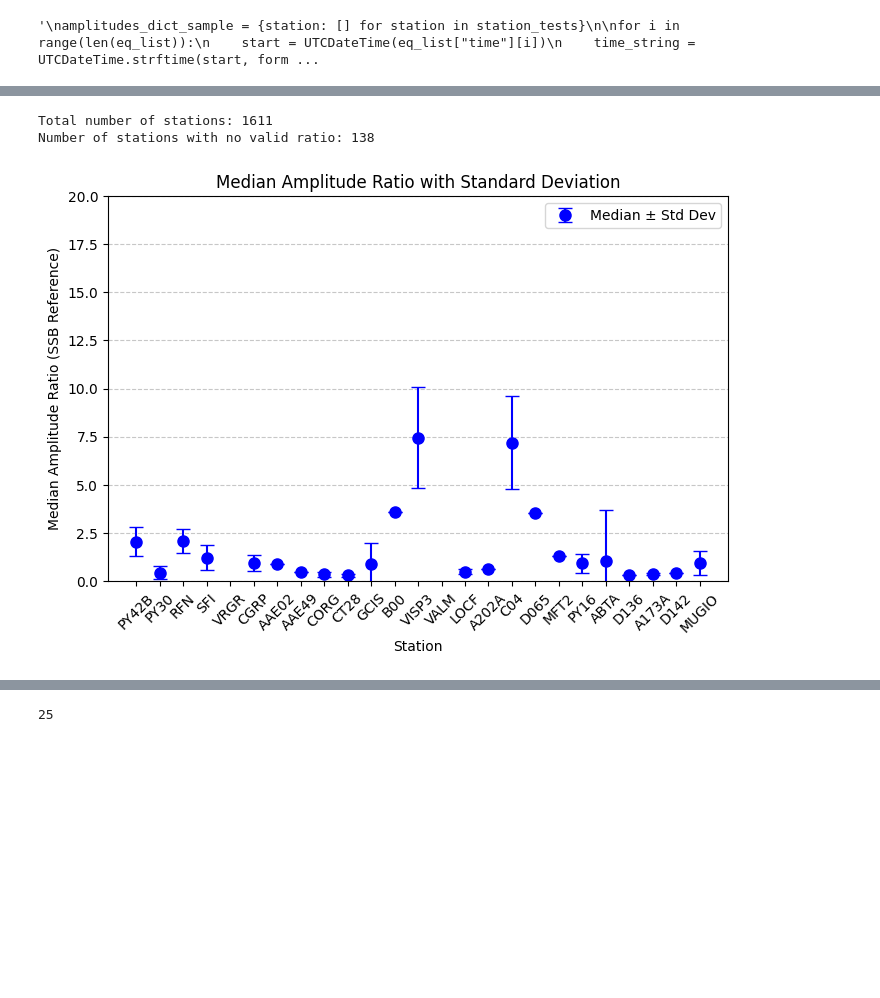
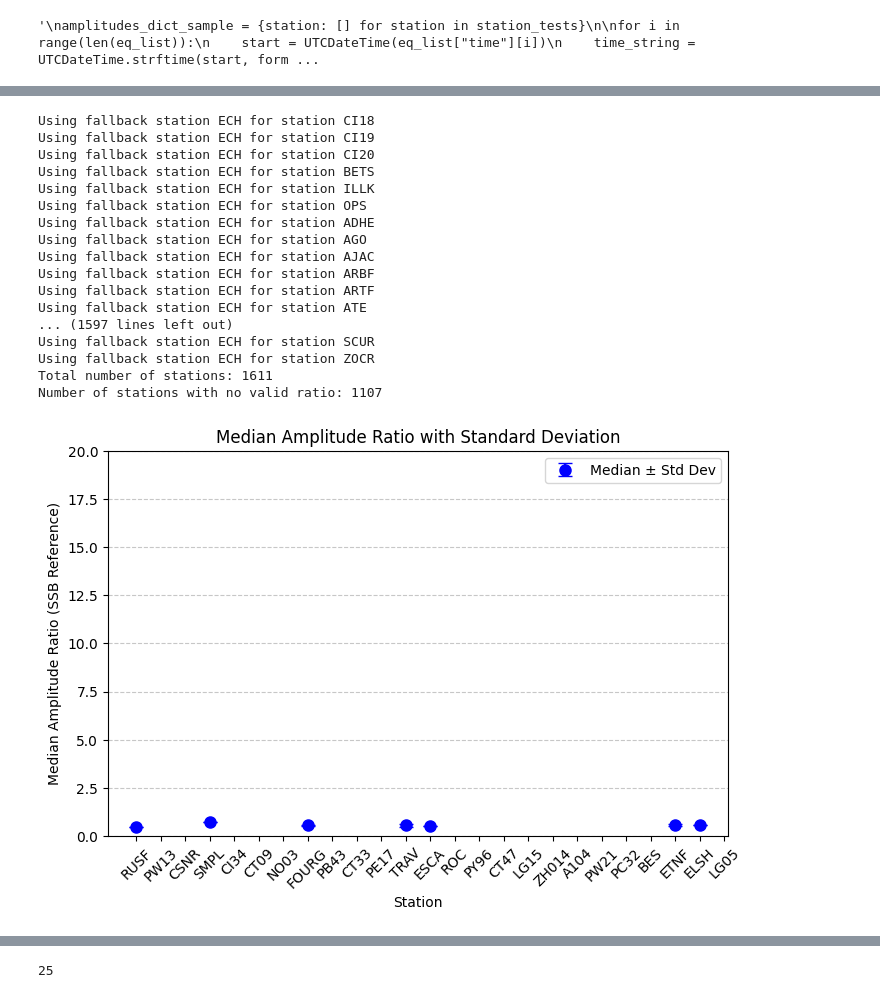
Before and after one commit to schreinerl/Lg_waves, a Jupyter notebook: siteeffect_plotting.ipynb, the cells around one changed output, grey strips where cells are left out. Drawn from its saved outputs; the diff is of its cells as text; code cells hidden in the pictures; blank space fills up the shorter version.

```diff
--- a/siteeffect_plotting.ipynb
+++ b/siteeffect_plotting.ipynb
@@ -33,7 +33,7 @@ from new_functions import *
 # %%
 import warnings
 warnings.filterwarnings("ignore")
-datacenters =['RESIF','ODC','ETH','INGV','GEOFON', 'IRIS', 'ICGC']#,'BGR']
+datacenters =['RESIF','ODC','ETH','INGV','GEOFON', 'IRIS', 'ICGC','BGR']
 directory='/home/schreinl/Stage/Data/'
 distmin=1.9
 distmax=10.
@@ -260,7 +327,7 @@ import folium
 
 client = Client("RESIF")
 network = "*"
-stations = ["SSB", "ECH", "CHIF", "BALS", "MLS", "CLF", "OGMO", "EUCT"]
+stations = ["SSB", "ECH", "CHIF", "BALS", "MLS", "CLF", "OGDI", "EUCT"]
 
 inventory = client.get_stations(network=network, station=",".join(stations), level="station")
 
@@ -374,14 +457,13 @@ for station in amplitudes_dict:
 # %%
-station1 = "ECH"
-station2 = "SSB"
+station1 = "SULZ"
+station2 = "ECH"
 
 denom_amplitudes = np.array([entry['amplitude'] if entry is not None else None for entry in amplitudes_dict[station1]], dtype=np.float64)
 counter_amplitudes = np.array([entry['amplitude'] if entry is not None else None for entry in amplitudes_dict[station2]], dtype=np.float64)
 
 denom_amplitudes = np.where(denom_amplitudes == None, np.nan, denom_amplitudes)
 counter_amplitudes = np.where(counter_amplitudes == None, np.nan, counter_amplitudes)
-#here we have to read in the noise values, for which we calculate the SNR to then filter out stations for which we can potentially not calculate
-# a
+
 ratio = np.divide(denom_amplitudes, counter_amplitudes, out=np.full_like(denom_amplitudes, np.nan), where=(counter_amplitudes != 0))
 valid_ratios = ratio[~np.isnan(ratio)]
 mean_ratio = np.nanmean(valid_ratios)
@@ -400,8 +482,18 @@ print(f"Min Ratio: {min_ratio:.5f}")
 print(f"Max Ratio: {max_ratio:.5f}")
 
 plt.figure(figsize=(8, 5))
-sc = plt.scatter(range(len(ratio)), ratio, c=magnitudes, cmap='viridis', marker="o", label=f"{station1}/ {station2} Amplitude Ratio")
-plt.colorbar(sc, label='Magnitude')
+plt.scatter([], [], c='k', marker="^", label=f"{station1}/ {station2} Amplitude Ratio (SNR > 1.5)")
+plt.scatter([], [], c='k', marker="o", label=f"{station1}/ {station2} Amplitude Ratio (SNR <= 1.5)")
+
+for i, (r, mag) in enumerate(zip(ratio, magnitudes)):
+    if not np.isnan(r):
+        snr_coda = amplitudes_dict[station1][i].get('snr_coda', None)
+        if snr_coda is not None and snr_coda > 1.5:
+            plt.scatter(i, r, c=mag, cmap='viridis', marker="^")
+        else:
+            plt.scatter(i, r, c=mag, cmap='viridis', marker="o")
+
+plt.colorbar(label='Magnitude')
 plt.axhline(median_ratio, color="r", linestyle="--", label=f"median = {median_ratio:.3f}")
 plt.axhline(median_ratio + std_ratio, color="g", linestyle="--", label=f"Median + 1 Std = {median_ratio + std_ratio:.3f}")
 plt.axhline(median_ratio - std_ratio, color="g", linestyle="--", label=f"Median - 1 Std = {median_ratio - std_ratio:.3f}")
@@ -422,25 +663,27 @@ Max Ratio: 2.32563
 # %%
-
 import random
 
 station2 = "SSB"
-fallback_station = "ECH"
+fallback_stations = ["ECH", "MLS", "CHIF"]
 amplitude_ratios = {}
 
 total_stations = len(amplitudes_dict.keys())
 stations_with_no_valid_ratio = 0
 
 for station1 in amplitudes_dict.keys():
-    denom_amplitudes = np.array([entry['amplitude'] if entry is not None else None for entry in amplitudes_dict[station1]], dtype=np.float64)
-    counter_amplitudes = np.array([entry['amplitude'] if entry is not None else None for entry in amplitudes_dict[station2]], dtype=np.float64)
+    denom_amplitudes = np.array([entry['amplitude'] if entry is not None and entry.get('snr_coda', 0) is not None and entry.get('snr_coda', 0) > 1.5 else None for entry in amplitudes_dict[station1]], dtype=np.float64)
+    counter_amplitudes = np.array([entry['amplitude'] if entry is not None and entry.get('snr_coda', 0) is not None and entry.get('snr_coda', 0) > 1.5 else None for entry in amplitudes_dict[station2]], dtype=np.float64)
 
     denom_amplitudes = np.where(denom_amplitudes == None, np.nan, denom_amplitudes)
     counter_amplitudes = np.where(counter_amplitudes == None, np.nan, counter_amplitudes)
 
     if np.isnan(counter_amplitudes).all():
-        print(f"Using fallback station {fallback_station} for station {station1}")
-        counter_amplitudes = np.array([entry['amplitude'] if entry is not None else None for entry in amplitudes_dict[fallback_station]], dtype=np.float64)
-        counter_amplitudes = np.where(counter_amplitudes == None, np.nan, counter_amplitudes)
+        for fallback_station in fallback_stations:
+            counter_amplitudes = np.array([entry['amplitude'] if entry is not None and entry.get('snr_coda', 0) is not None and entry.get('snr_coda', 0) > 1.5 else None for entry in amplitudes_dict[fallback_station]], dtype=np.float64)
+            counter_amplitudes = np.where(counter_amplitudes == None, np.nan, counter_amplitudes)
+            if not np.isnan(counter_amplitudes).all():
+                print(f"Using fallback station {fallback_station} for station {station1}")
+                break
 
     ratio = np.divide(denom_amplitudes, counter_amplitudes, out=np.full_like(denom_amplitudes, np.nan), where=(counter_amplitudes != 0))
     valid_ratios = ratio[~np.isnan(ratio)]
@@ -451,33 +694,47 @@ for station1 in amplitudes_dict.keys():
             "std": np.nanstd(valid_ratios),
         }
     else:
         amplitude_ratios[station1] = {
             "median": np.nan,
             "std": np.nan,
         }
-        #print(f"No valid ratio computed for station {station1}")
         stations_with_no_valid_ratio += 1
 
 print(f"Total number of stations: {total_stations}")
 print(f"Number of stations with no valid ratio: {stations_with_no_valid_ratio}")
 
 stations_list = list(amplitude_ratios.keys())
 station_tests = random.sample(list(amplitudes_dict.keys()), 25)
 median_values = [amplitude_ratios[st]["median"] for st in station_tests]
 std_values = [amplitude_ratios[st]["std"] for st in station_tests]
 
 plt.figure(figsize=(8, 5))
 plt.errorbar(station_tests, median_values, yerr=std_values, fmt='o', capsize=5, markersize=8, color="b", label="Median ± Std Dev")
 
 plt.xlabel("Station")
 plt.ylabel(f"Median Amplitude Ratio ({station2} Reference)")
 plt.title(f"Median Amplitude Ratio with Standard Deviation")
 plt.legend()
 plt.ylim(0, 20)
 plt.grid(axis="y", linestyle="--", alpha=0.7)
 plt.xticks(rotation=45)
 plt.show()
 # %% [output]
+Using fallback station ECH for station CI18
+Using fallback station ECH for station CI19
+Using fallback station ECH for station CI20
+Using fallback station ECH for station BETS
+Using fallback station ECH for station ILLK
+Using fallback station ECH for station OPS
+Using fallback station ECH for station ADHE
+Using fallback station ECH for station AGO
+Using fallback station ECH for station AJAC
+Using fallback station ECH for station ARBF
+Using fallback station ECH for station ARTF
+Using fallback station ECH for station ATE
+... (1597 lines left out)
+Using fallback station ECH for station SCUR
+Using fallback station ECH for station ZOCR
 Total number of stations: 1611
-Number of stations with no valid ratio: 138
+Number of stations with no valid ratio: 1107
-[figure, old version]
+[figure, new version]
```
Also changed, not shown: parts of 15 cells of this notebook, 2 other files.
